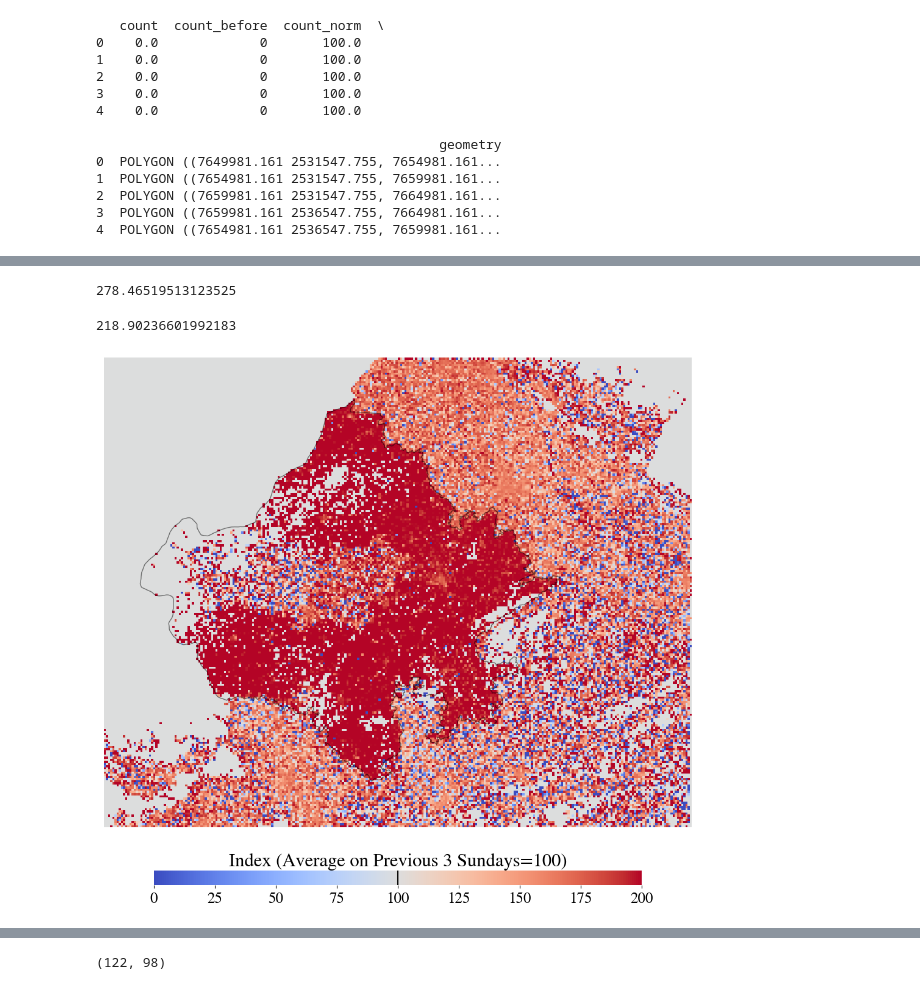
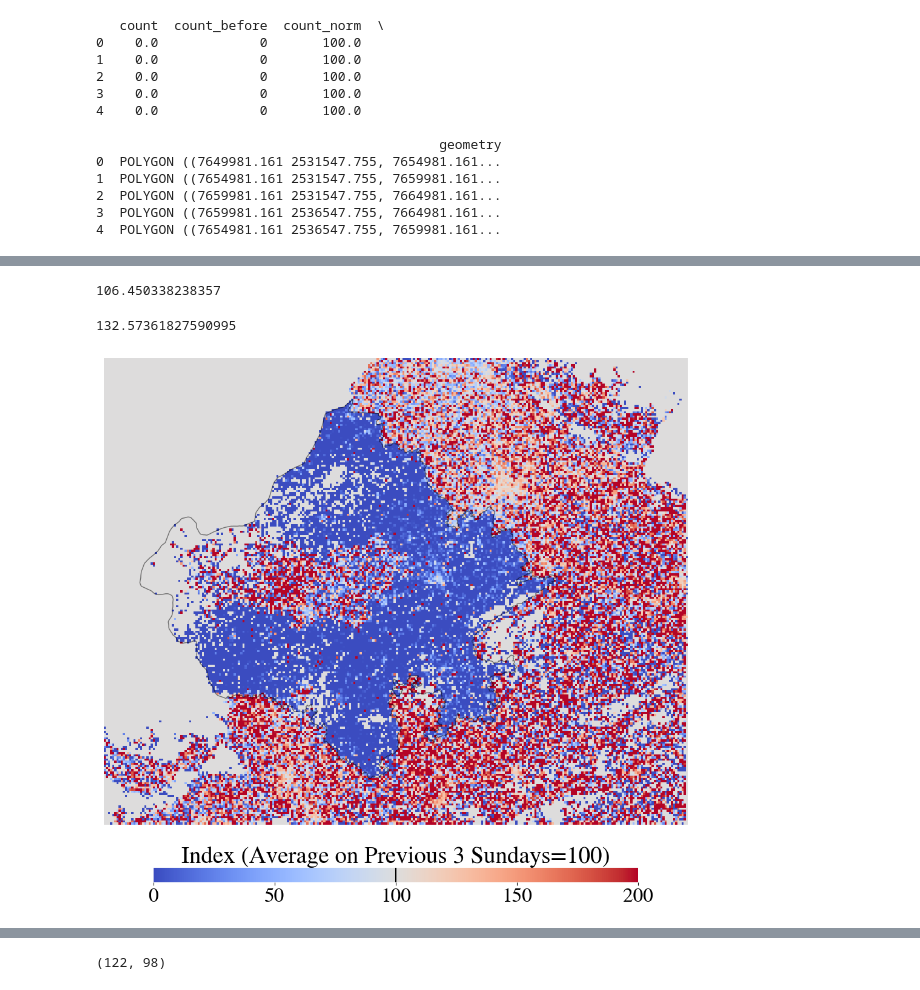
Before and after one commit to Davidvandijcke/fdr, a Jupyter notebook: src/analysis/india_fdd.ipynb, the cells around one changed output, grey strips where cells are left out. Cells and saved outputs as stored; diff of their text form; code cells hidden in the pictures.

```diff
--- a/src/analysis/india_fdd.ipynb
+++ b/src/analysis/india_fdd.ipynb
@@ -68,13 +52,13 @@ fn_merged = os.path.join(data_out, 'india', 'rajasatan_cheating_grid.geojson')
 gdf = gpd.read_file(fn_merged)
 # gdf = gdf.to_crs('epsg:3857')
 
-gdf['count_norm'] = gdf['count_norm'] * 100
+gdf['count_norm'] = gdf['count_norm'] * 100 * 3
 gdf['count_norm'] = np.where(gdf['count_before'] == 0, 100, gdf['count_norm'])
 print(gdf.head())
 Y = np.array(gdf['count_norm'])
 X = np.stack([np.array(gdf.geometry.centroid.x), np.array(gdf.geometry.centroid.y)]).T
 
-qtile = np.quantile(Y, 0.95)
+qtile = np.quantile(Y, 0.9)
 Y[Y>qtile] = qtile
 # %% [output]
    count  count_before  count_norm  \
@@ -125,18 +110,18 @@ J_grid = results['J']
 u = results['u']
 # %%
 # average in shutdown area
-(u[0:20,20:40]*3).mean()
+(u[0:20,20:40]).mean()
 # %% [output]
-278.46519513123525
+106.450338238357
 # %%
 # average elsewhere
-np.quantile((u[u*3 > 80]*3),0.5)
+np.quantile((u[u > 80]),0.5)
 # %% [output]
-218.90236601992183
+132.57361827590995
 # %%
 from matplotlib.cm import ScalarMappable
 
-gdf['count_scaled'] = gdf['count_norm'] * 3
+gdf['count_scaled'] = gdf['count_norm']
 # Load the shapefile data
 states_gdf = gpd.read_file(os.path.join(data_in, 'india', 'india_states_shapefile'))
 
@@ -157,41 +142,41 @@ fig, ax = plt.subplots(1, 1, figsize=(10, 8))
 
 # Plot the data
 vmax = 200
-im = gdf.plot(column="count_norm", cmap='coolwarm_r', vmin=0, vmax=vmax, ax=ax)
+im = gdf.plot(column="count_scaled", cmap='coolwarm', vmin=0, vmax=vmax, ax=ax)
 
 # Plot the Rajasthan border
 rajasthan_geometry.boundary.plot(color='k', linewidth=1, ax=ax, alpha=0.5)
 
 
 
 # Create a mappable for colorbar using ScalarMappable
 norm = plt.Normalize(vmin=0, vmax=vmax)
 sm = ScalarMappable(norm=norm, cmap='coolwarm')
 sm.set_array([]) # Need to set_data with an empty array
 
 
 # Position and add the colorbar
 cbar_ax = fig.add_axes([0.1, -0.1, 0.8, 0.03])  # [left, bottom, width, height]
-cbar_ax.set_title(r"Index (Average on Previous 3 Sundays=100)", fontsize=22, loc = "center")
+cbar_ax.set_title(r"Index (Average on Previous 3 Sundays=100)", fontsize=28, loc = "center")
 cbar = fig.colorbar(sm, cax=cbar_ax, orientation='horizontal')
 cbar.ax.axvline(100, color='k')  # Add vertical line at 100
-cbar.ax.tick_params(labelsize=18)
+cbar.ax.tick_params(labelsize=24)
 cbar.outline.set_visible(False)
 
 
 # Remove padding and axis
 ax.set_axis_off()
 ax.set_rasterized(True)
 ax.margins(0)
 ax.axis("equal")
 
 
 # Set the plot limits to match the defined zoom area
 plt.tight_layout()
 
 
 plt.savefig("india_gridy.pdf", bbox_inches="tight")
 # %% [output]
-[figure, old version]
+[figure, new version]
 # %%
 fig, ax = plt.subplots(1, 1, figsize=(10, 8))
```
Also changed, not shown: parts of 36 cells of this notebook, 4 other files.
